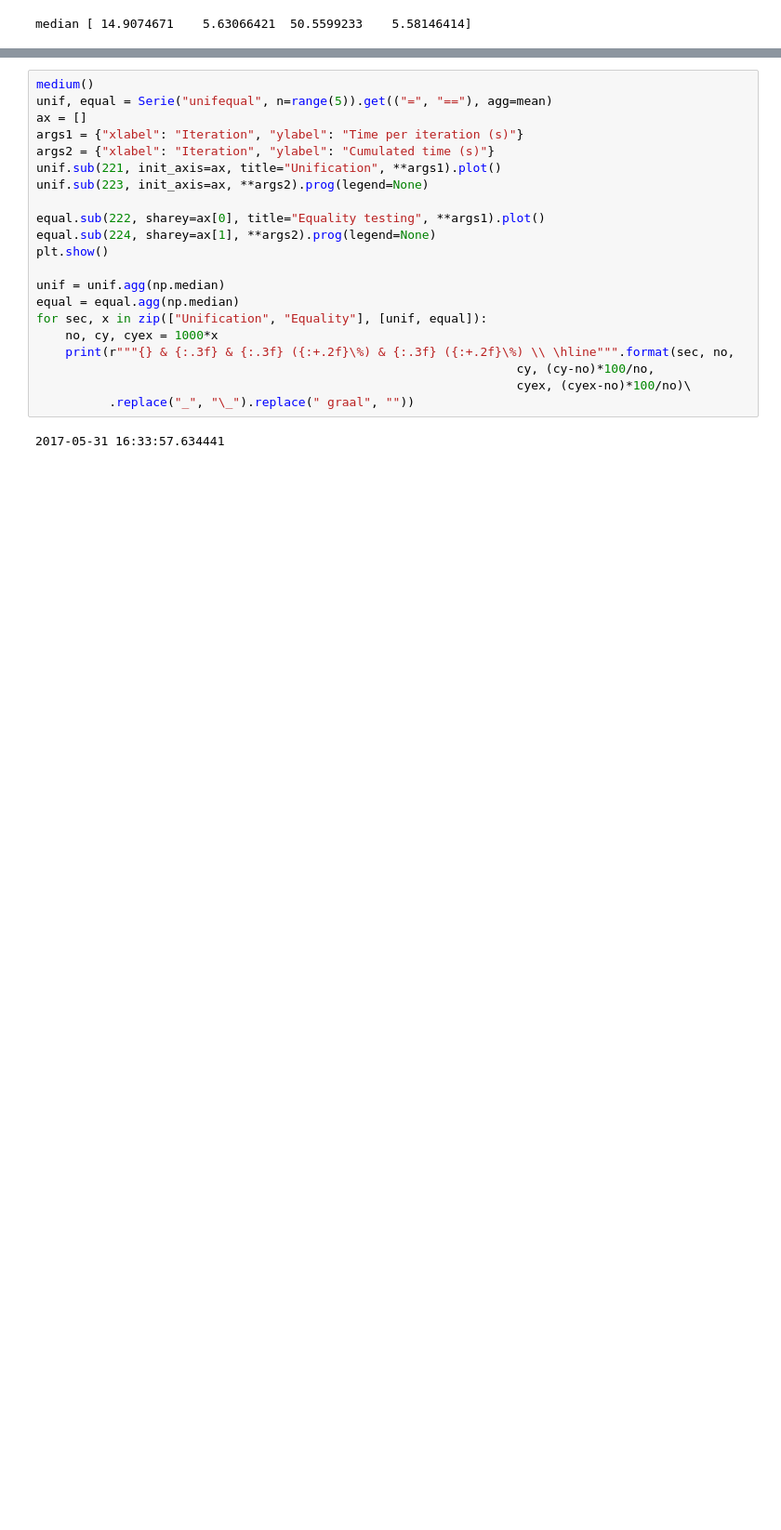
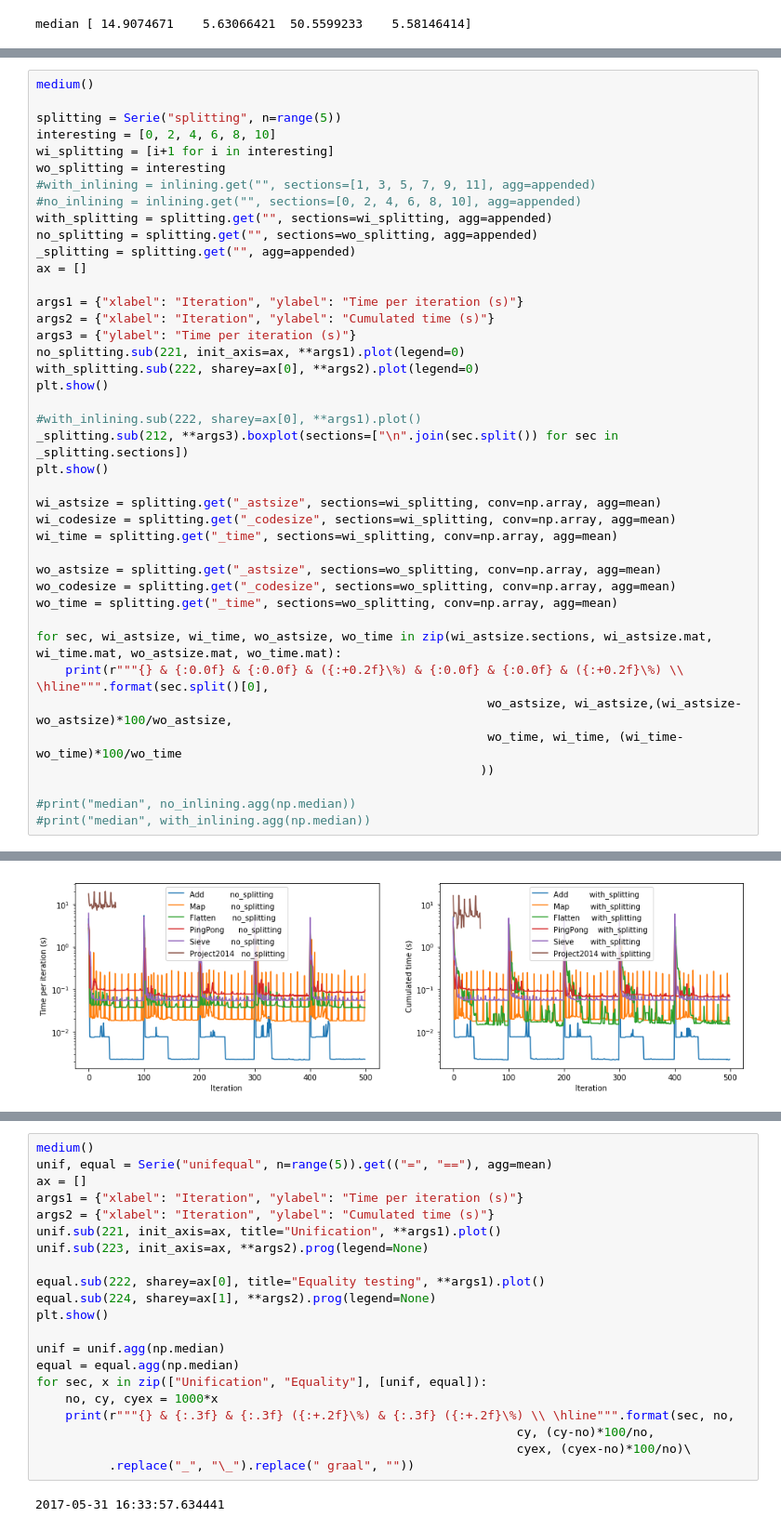
Before and after one commit to mistasse/mozart-graal-benchmarking, a Jupyter notebook: notebook.ipynb, the cells around one changed output, grey strips where cells are left out. Shown at 93% size. Cells and saved outputs as stored; diff of their text form; blank space fills up the shorter version.

```diff
--- a/notebook.ipynb
+++ b/notebook.ipynb
@@ -257,2 +266,44 @@ plt.show()
 [figure]
 [figure]
+# %%
+medium()
+
+splitting = Serie("splitting", n=range(5))
+interesting = [0, 2, 4, 6, 8, 10]
+wi_splitting = [i+1 for i in interesting]
+wo_splitting = interesting
+#with_inlining = inlining.get("", sections=[1, 3, 5, 7, 9, 11], agg=appended)
+#no_inlining = inlining.get("", sections=[0, 2, 4, 6, 8, 10], agg=appended)
+with_splitting = splitting.get("", sections=wi_splitting, agg=appended)
+no_splitting = splitting.get("", sections=wo_splitting, agg=appended)
+_splitting = splitting.get("", agg=appended)
+ax = []
+
+args1 = {"xlabel": "Iteration", "ylabel": "Time per iteration (s)"}
+args2 = {"xlabel": "Iteration", "ylabel": "Cumulated time (s)"}
+args3 = {"ylabel": "Time per iteration (s)"}
+no_splitting.sub(221, init_axis=ax, **args1).plot(legend=0)
+with_splitting.sub(222, sharey=ax[0], **args2).plot(legend=0)
+plt.show()
+
+#with_inlining.sub(222, sharey=ax[0], **args1).plot()
+_splitting.sub(212, **args3).boxplot(sections=["\n".join(sec.split()) for sec in _splitting.sections])
+plt.show()
+
+wi_astsize = splitting.get("_astsize", sections=wi_splitting, conv=np.array, agg=mean)
+wi_codesize = splitting.get("_codesize", sections=wi_splitting, conv=np.array, agg=mean)
+wi_time = splitting.get("_time", sections=wi_splitting, conv=np.array, agg=mean)
+
+wo_astsize = splitting.get("_astsize", sections=wo_splitting, conv=np.array, agg=mean)
+wo_codesize = splitting.get("_codesize", sections=wo_splitting, conv=np.array, agg=mean)
+wo_time = splitting.get("_time", sections=wo_splitting, conv=np.array, agg=mean)
+
+for sec, wi_astsize, wi_time, wo_astsize, wo_time in zip(wi_astsize.sections, wi_astsize.mat, wi_time.mat, wo_astsize.mat, wo_time.mat):
+    print(r"""{} & {:0.0f} & {:0.0f} & ({:+0.2f}\%) & {:0.0f} & {:0.0f} & ({:+0.2f}\%) \\ \hline""".format(sec.split()[0],
+                                                              wo_astsize, wi_astsize,(wi_astsize-wo_astsize)*100/wo_astsize,
+                                                              wo_time, wi_time, (wi_time-wo_time)*100/wo_time
+                                                             ))
+
+#print("median", no_inlining.agg(np.median))
+#print("median", with_inlining.agg(np.median))
+# %% [output]
@@ -258,0 +311 @@ plt.show()
+[figure, added]
```
Also changed, not shown: parts of 9 cells of this notebook, 10 other files.
